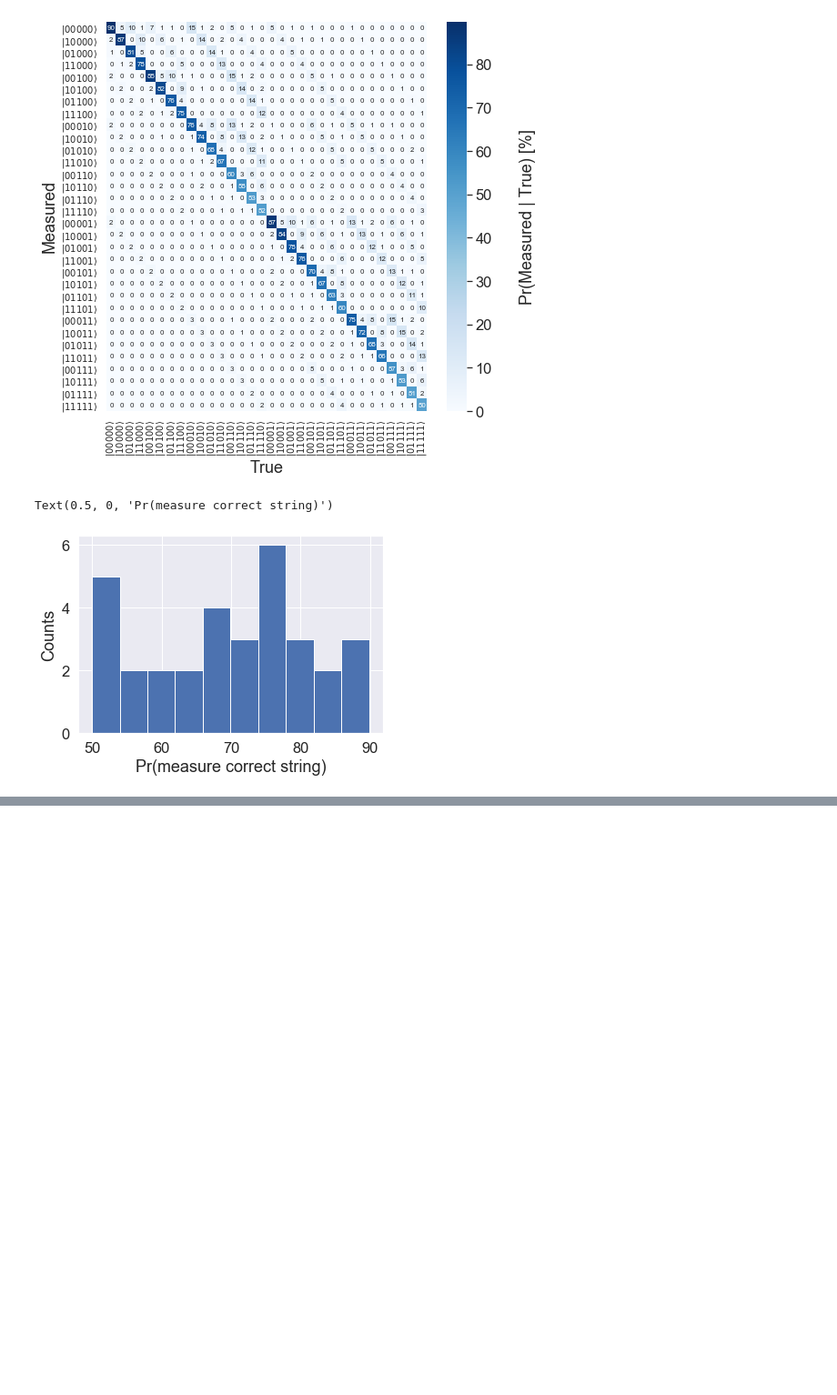
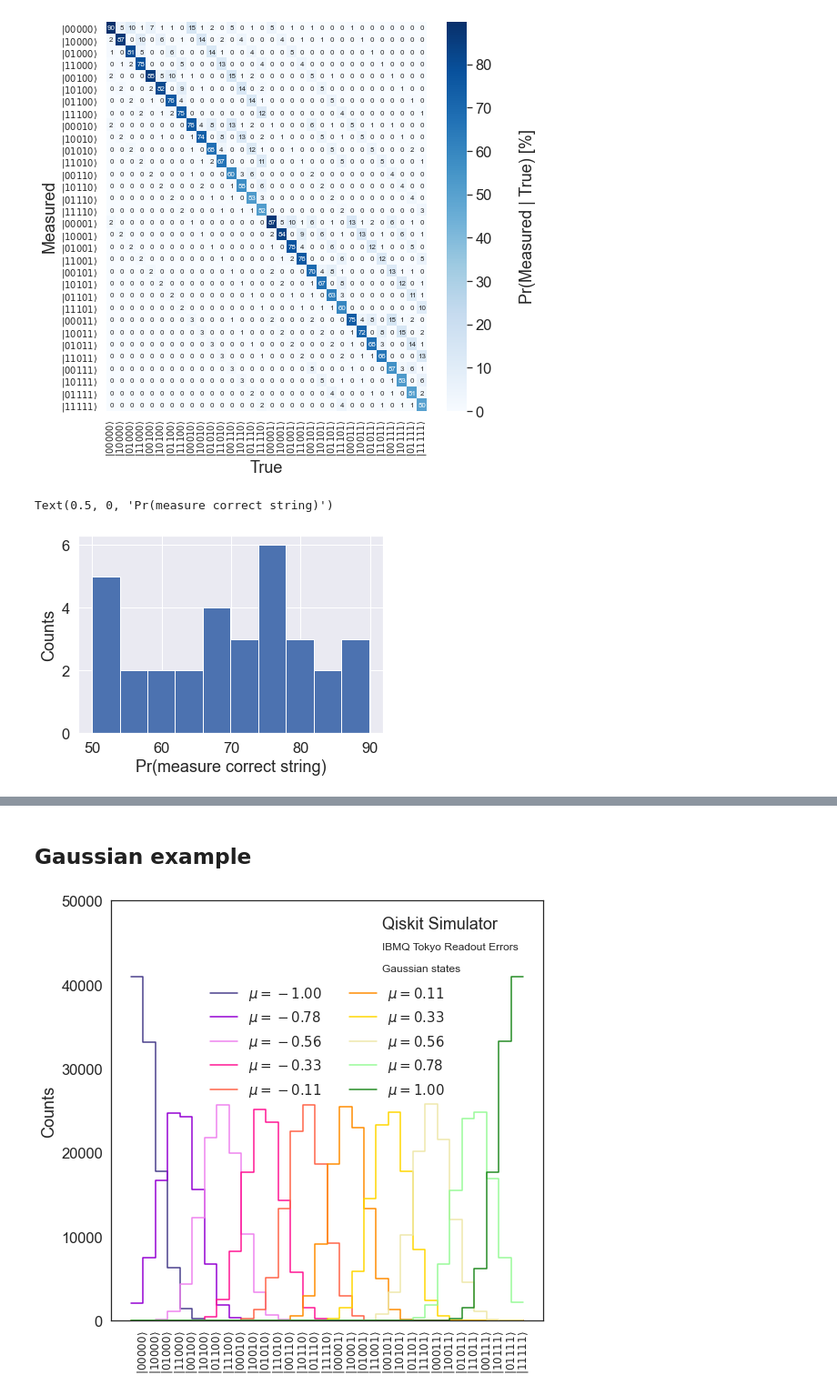
Before and after one commit to LBNL-HEP-QIS/ReadoutRebalancing, a Jupyter notebook: TestRebalancing.ipynb, the cells around one changed output, grey strips where cells are left out. Shown at 91% size. Cells and saved outputs as stored; diff of their text form; code cells hidden in the pictures; blank space fills up the shorter version.

```diff
--- a/TestRebalancing.ipynb
+++ b/TestRebalancing.ipynb
@@ -1063,0 +965,2 @@ plot_histogram(counts)
+# %% [markdown]
+## Gaussian example
@@ -1063,0 +969,41 @@ plot_histogram(counts)
+# %%
+bincenters_r = np.array(xvals)+0.5
+sns.set_style("white")
+f = plt.figure(figsize=(8.5, 8.5))
+gs = GridSpec(1, 1)
+ax1 = plt.subplot(gs[0])
+ax1.set_xticklabels( () )
+
+colors = ["darkslateblue","darkviolet","violet","deeppink","tomato","darkorange","gold","palegoldenrod","palegreen","forestgreen","mediumturquoise","darkcyan","black","black","black","black","black"]
+
+ii=0
+for mean in np.linspace(-1,1,10):
+    Gaussian_state = QuantumCircuit(q,c)
+    Gaussian_state.initialize(NormalDistribution(5,mu=mean,sigma=0.1,low=-1,high=1).probabilities**0.5, q)
+    Gaussian_state.append(measure2_r, nqubitarray_r, nqubitarray_r)
+    result = execute(Gaussian_state, simulator_r, shots=100000).result()
+    gaussian_counts = result.get_counts()
+    measured_test_gaussian = np.zeros(2**nqubits_r)
+    for i in range(2**nqubits_r):
+        binnumber_initial = mybin(i,nqubits_r,0)
+        measured_test_gaussian[i] = 0
+        if (binnumber_initial in gaussian_counts):
+            measured_test_gaussian[i]+=gaussian_counts[binnumber_initial]
+
+    mybincenters = np.linspace(-0.5,31.5,33)
+    plt.step(mybincenters,myre(measured_test_gaussian),color=colors[ii],label="$\mu="+"%0.2f" % mean+"$")
+    ii+=1
+
+_=plt.xticks(xvals,xlabs0,rotation='vertical',fontsize=10)
+plt.ylabel('Counts')
+plt.ylim([0,2.*max(truth_test_r)])
+plt.legend(bbox_to_anchor = [0.8, 0.5],fontsize=15,frameon=False, ncol=2)
+_=plt.text(20., 26000*1.8, "Qiskit Simulator", fontsize=18)
+_=plt.text(20., 26000*1.7, "IBMQ Tokyo Readout Errors", fontsize=12)
+_=plt.text(20., 26000*1.6, "Gaussian states", fontsize=12)
+
+plt.ylim([0,50000])
+_=plt.xticks(xvals,xlabs,rotation='vertical',fontsize=12)
+plt.savefig("GaussianState_shift.pdf",bbox_inches='tight')
+# %% [output]
+[figure, added]
```
Also changed, not shown: parts of 80 cells of this notebook, 23 other files.
